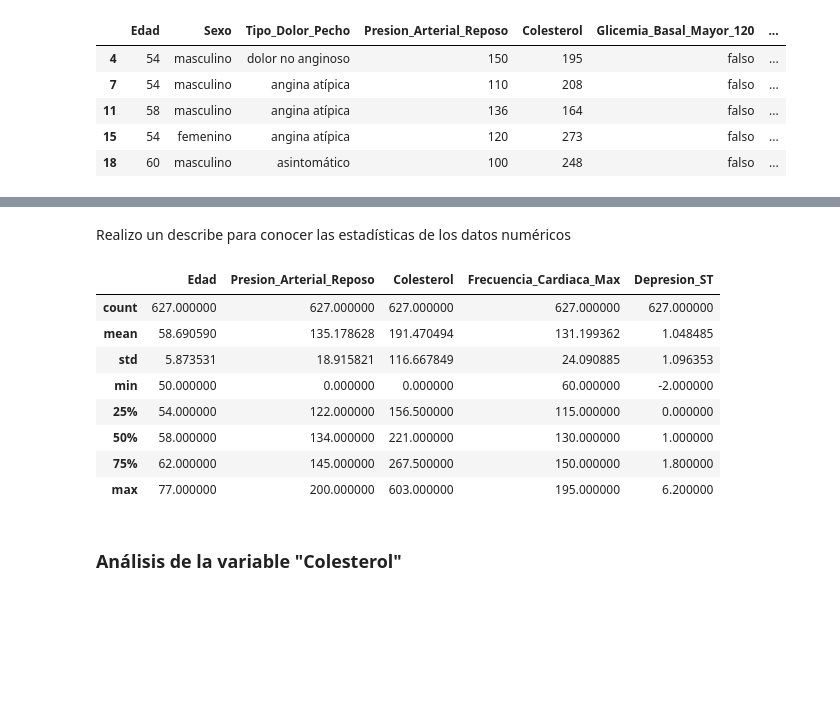
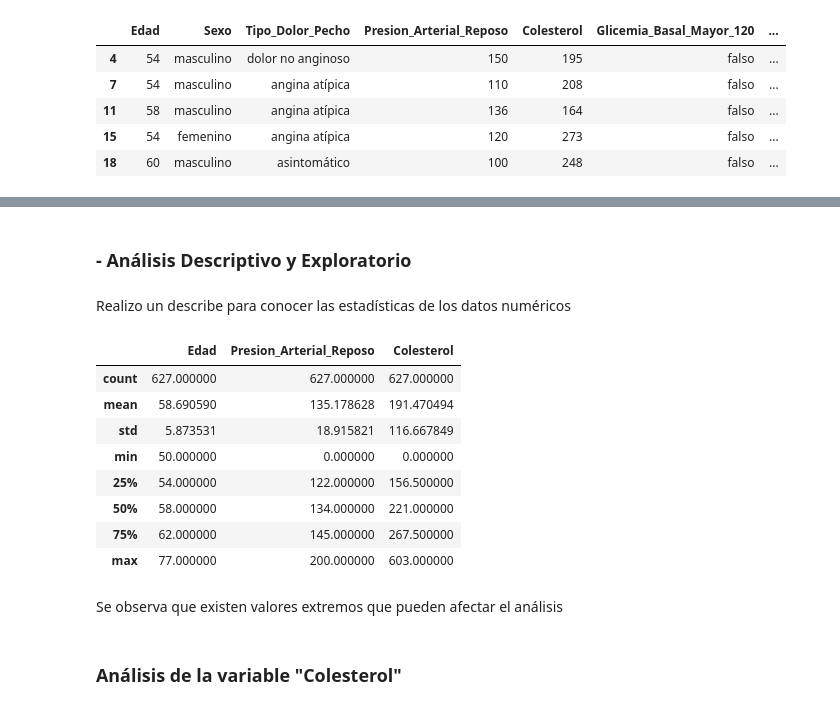
Before and after one commit to solwassie/itAcad10moSprint, a Jupyter notebook: Sprint 10 - Limpieza Python.ipynb, the cells around one changed output, grey strips where cells are left out. Cells and saved outputs as stored; diff of their text form; code cells hidden in the pictures; blank space fills up the shorter version.

```diff
--- a/Sprint 10 - Limpieza Python.ipynb
+++ b/Sprint 10 - Limpieza Python.ipynb
@@ -265,17 +301,21 @@ grupo_de_riesgo_df.head()
+# %% [markdown]
+### - Análisis Descriptivo y Exploratorio
 # %% [markdown]
 Realizo un describe para conocer las estadísticas de los datos numéricos
 # %%
-grupo_de_riesgo_df.describe()
+grupo_de_riesgo_df[["Edad", "Presion_Arterial_Reposo", "Colesterol"]].describe()
 # %% [output]
-|  | Edad | Presion_Arterial_Reposo | Colesterol | Frecuencia_Cardiaca_Max | Depresion_ST |
-| count | 627.000000 | 627.000000 | 627.000000 | 627.000000 | 627.000000 |
-| mean | 58.690590 | 135.178628 | 191.470494 | 131.199362 | 1.048485 |
-| std | 5.873531 | 18.915821 | 116.667849 | 24.090885 | 1.096353 |
-| min | 50.000000 | 0.000000 | 0.000000 | 60.000000 | -2.000000 |
-| 25% | 54.000000 | 122.000000 | 156.500000 | 115.000000 | 0.000000 |
-| 50% | 58.000000 | 134.000000 | 221.000000 | 130.000000 | 1.000000 |
-| 75% | 62.000000 | 145.000000 | 267.500000 | 150.000000 | 1.800000 |
-| max | 77.000000 | 200.000000 | 603.000000 | 195.000000 | 6.200000 |
+|  | Edad | Presion_Arterial_Reposo | Colesterol |
+| count | 627.000000 | 627.000000 | 627.000000 |
+| mean | 58.690590 | 135.178628 | 191.470494 |
+| std | 5.873531 | 18.915821 | 116.667849 |
+| min | 50.000000 | 0.000000 | 0.000000 |
+| 25% | 54.000000 | 122.000000 | 156.500000 |
+| 50% | 58.000000 | 134.000000 | 221.000000 |
+| 75% | 62.000000 | 145.000000 | 267.500000 |
+| max | 77.000000 | 200.000000 | 603.000000 |
+# %% [markdown]
+Se observa que existen valores extremos que pueden afectar el análisis
 # %% [markdown]
 ### Análisis de la variable "Colesterol"
 # %% [markdown]
```
Also changed, not shown: parts of 17 cells of this notebook, 4 other files.
